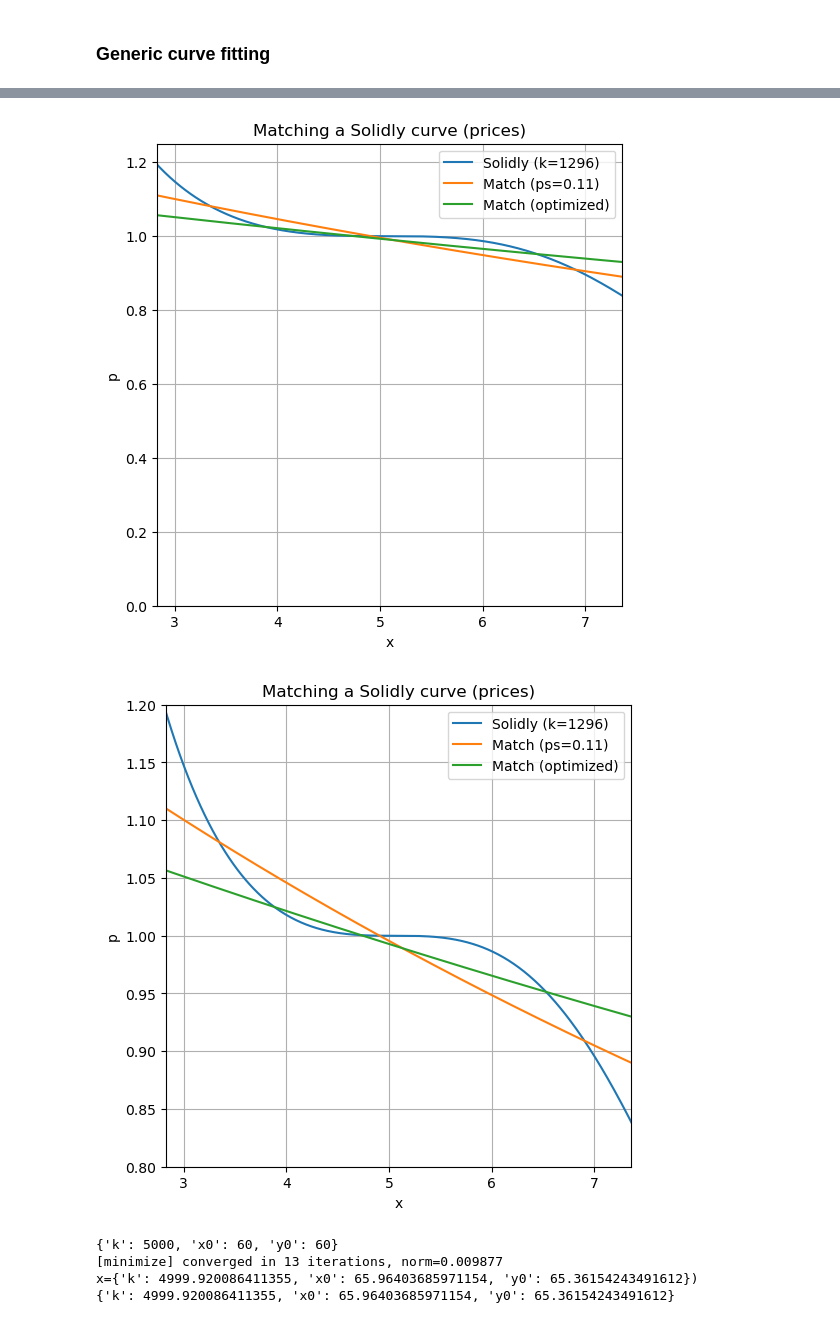
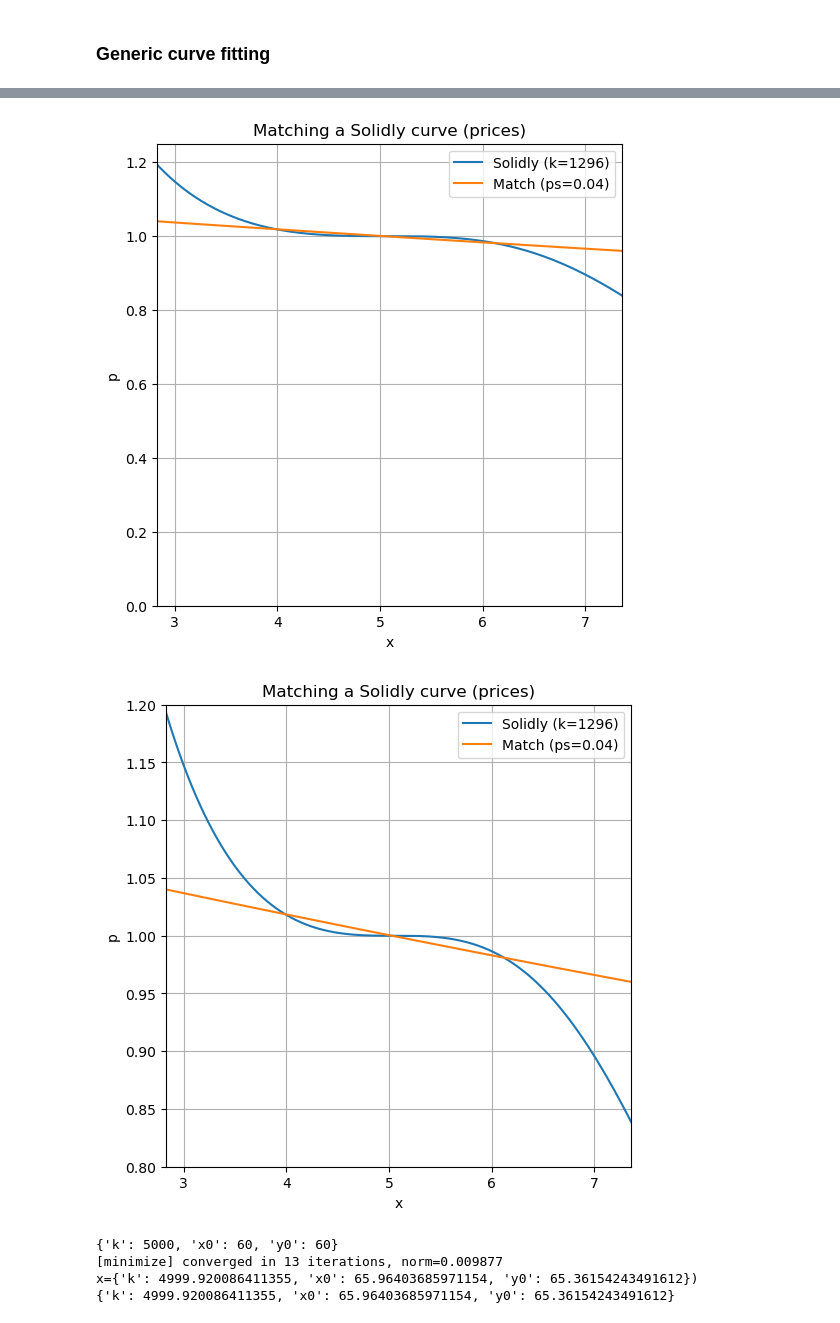
Before and after one commit to 1deven386/fastlane-bot, a Jupyter notebook: resources/analysis/202401 Solidly/202401 Solidly-2.ipynb, the cells around one changed output, grey strips where cells are left out. Drawn from its saved outputs; the diff is of its cells as text; code cells hidden in the pictures.

```diff
--- a/resources/analysis/202401 Solidly/202401 Solidly-2.ipynb
+++ b/resources/analysis/202401 Solidly/202401 Solidly-2.ipynb
@@ -403,7 +402,7 @@ yp_solidly_v = [y_fv.p(xx) for xx in x_v]
 ya = y_f(x_min)
 
 # constant product
-ps=0.11
+ps=0.04
 params_opt_L2s = {'k': 4999.920086411355, 'x0': 65.96403685971154, 'y0': 65.36154243491612}
 params_opt = {'k': 4999.920086411355, 'x0': 65.96403685971154, 'y0': 65.36154243491612}
 match_fv = fv_template.wrap(f.LCPMM.from_xpxp(xa=x_min, xb=x_max, pa=1+ps, pb=1-ps, ya=ya))
@@ -499,7 +498,7 @@ plt.show()
 # plot 1
 plt.plot(x_v, yp_solidly_v, label=f"Solidly (k={k})")
 plt.plot(x_v, yp_match_v, label=f"Match (ps={ps})")
-plt.plot(x_v, yp_match_opt_v, label=f"Match (optimized)")
+#plt.plot(x_v, yp_match_opt_v, label=f"Match (optimized)")
 # plt.plot(x_v, yy_ray1_v, marker=None, linestyle='dotted', color="#aaa", label=f"ray (m={mm})")
 # plt.plot(x_v, yy_ray2_v, marker=None, linestyle='dotted', color="#aaa")
 # plt.plot(x_v, yy_tang_v, marker=None, linestyle='--', color="#aaa", label="tangent")
@@ -516,7 +515,7 @@ plt.show()
 # plot 2
 plt.plot(x_v, yp_solidly_v, label=f"Solidly (k={k})")
 plt.plot(x_v, yp_match_v, label=f"Match (ps={ps})")
-plt.plot(x_v, yp_match_opt_v, label=f"Match (optimized)")
+#plt.plot(x_v, yp_match_opt_v, label=f"Match (optimized)")
 # plt.plot(x_v, yy_ray1_v, marker=None, linestyle='dotted', color="#aaa", label=f"ray (m={mm})")
 # plt.plot(x_v, yy_ray2_v, marker=None, linestyle='dotted', color="#aaa")
 # plt.plot(x_v, yy_tang_v, marker=None, linestyle='--', color="#aaa", label="tangent")
@@ -533,7 +532,7 @@ plt.show()
 # plot 3
 plt.plot(x_v, yp_solidly_v, label=f"Solidly (k={k})")
 plt.plot(x_v, yp_match_v, label=f"Match (ps={ps})")
-plt.plot(x_v, yp_match_opt_v, label=f"Match (optimized)")
+#plt.plot(x_v, yp_match_opt_v, label=f"Match (optimized)")
 # plt.plot(x_v, yy_ray1_v, marker=None, linestyle='dotted', color="#aaa", label=f"ray (m={mm})")
 # plt.plot(x_v, yy_ray2_v, marker=None, linestyle='dotted', color="#aaa")
 # plt.plot(x_v, yy_tang_v, marker=None, linestyle='--', color="#aaa", label="tangent")
@@ -551,5 +550,5 @@ plt.show()
-[figure, old version]
+[figure, new version]
-[figure, old version]
+[figure, new version]
 # %%
 match1_fv = match_fv.update()
 params0 = match1_fv.function().params()
```
Also changed, not shown: parts of 5 cells of this notebook, 1 other file.
